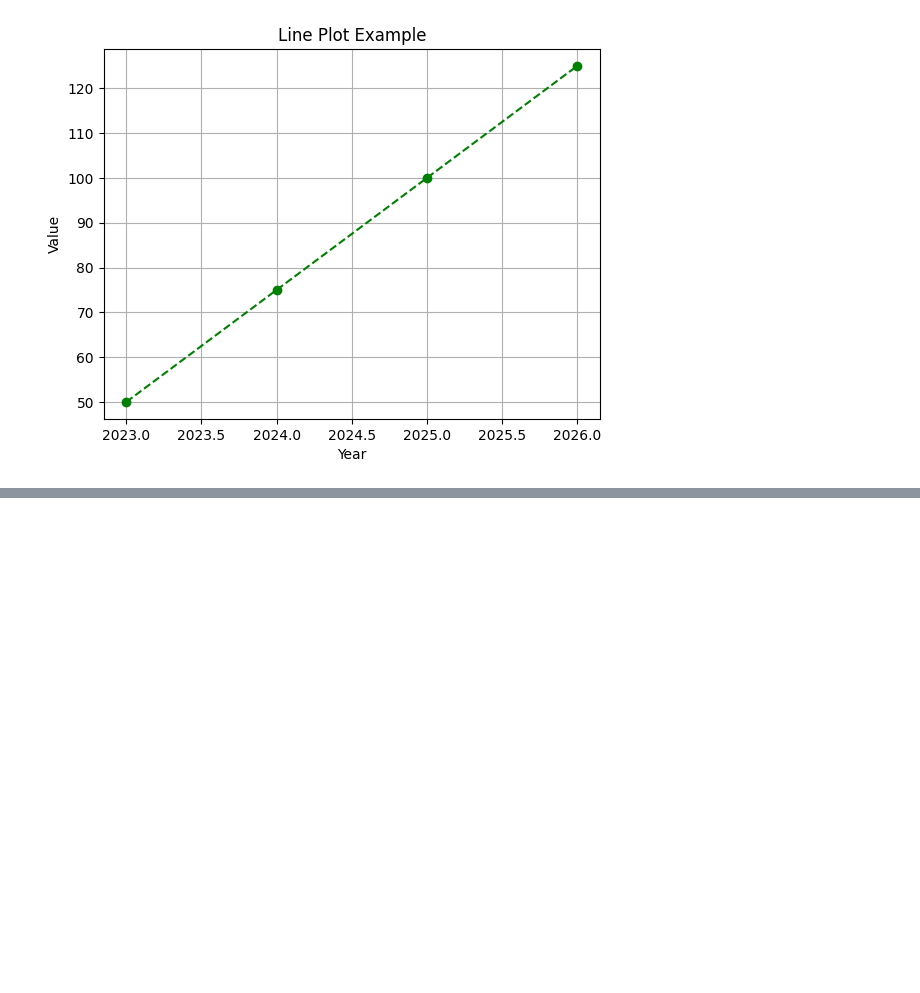
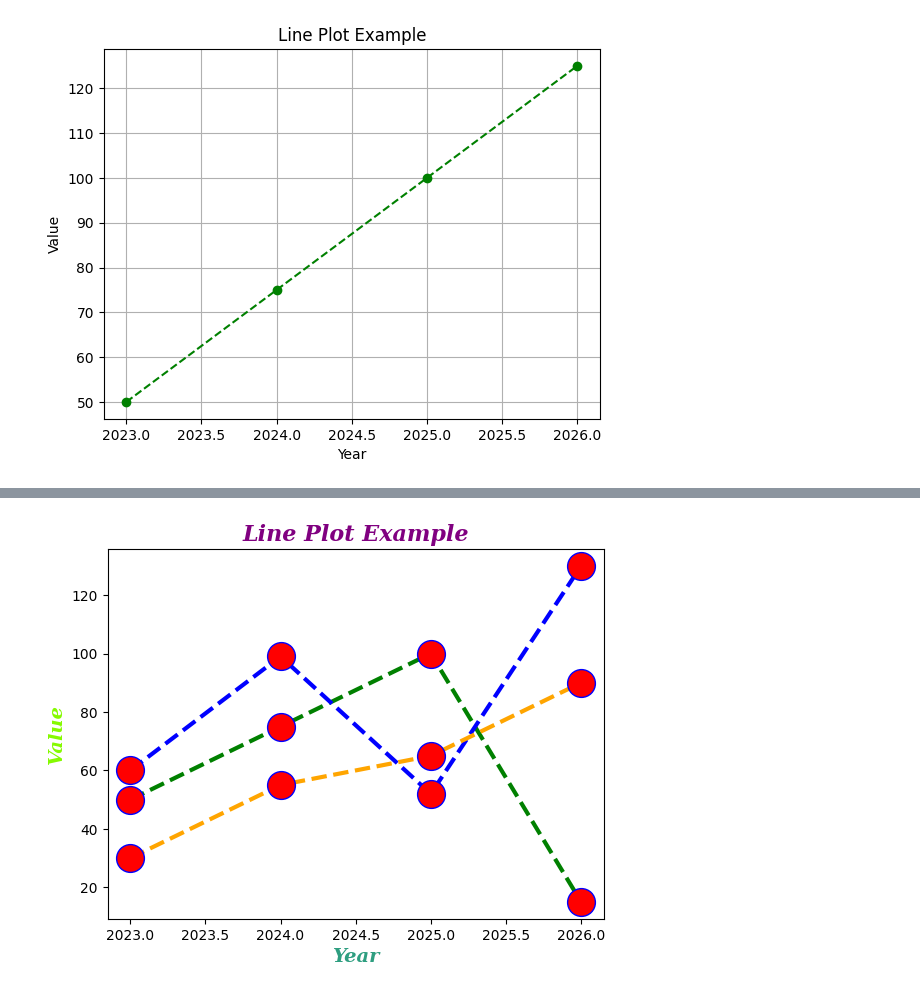
Before and after one commit to Gowtham-314/daily_python_concept, a Jupyter notebook: matplotlib/learn_matplotlib.ipynb, the cells around one changed output, grey strips where cells are left out. Cells and saved outputs as stored; diff of their text form; code cells hidden in the pictures; blank space fills up the shorter version.

```diff
--- a/matplotlib/learn_matplotlib.ipynb
+++ b/matplotlib/learn_matplotlib.ipynb
@@ -38,0 +74,49 @@ plt.show()
+# %%
+# labels
+
+x = np.array([2023,2024,2025,2026])
+y = np.array([50,75,100,15])
+y1 = np.array([60,99,52,130])
+y2 = np.array([30,55,65,90])
+
+
+line_styles = dict(marker='o',
+                   linestyle='dashed',
+                   markersize=20,
+                   markerfacecolor='red',
+                   markeredgecolor='blue',
+                   linewidth=3
+                   )
+
+plt.plot(x,y,**line_styles,color='green')
+
+plt.plot(x,y1,**line_styles,color='blue')
+
+plt.plot(x,y2,**line_styles,color='orange')
+
+
+
+plt.xlabel('Year'
+           ,fontsize=14,
+           fontstyle='italic',
+           fontweight='bold',
+           family='serif',
+           color='#2e9e80'
+           )
+plt.ylabel('Value',
+           fontsize=14,
+           fontstyle='italic',
+           fontweight='bold',
+           family='serif',
+           color='#85fa00'
+           )
+plt.title('Line Plot Example',
+          fontsize=16,
+          fontstyle='italic',
+          fontweight='bold',
+          family='serif',
+          color='purple'
+          )
+plt.show()
+# %% [output]
+[figure, added]
```
Also changed, not shown: parts of 10 cells of this notebook, 1 other file.
